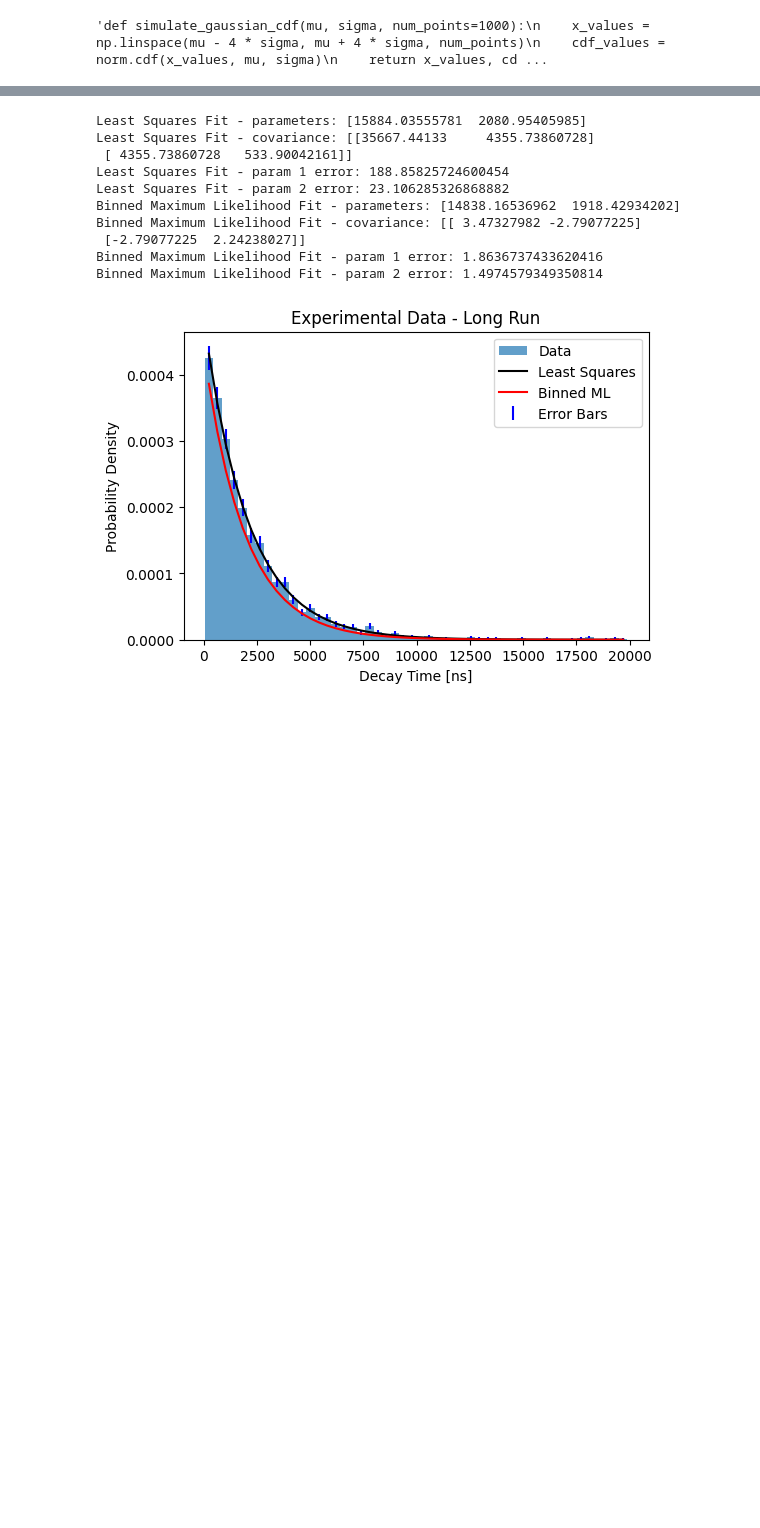
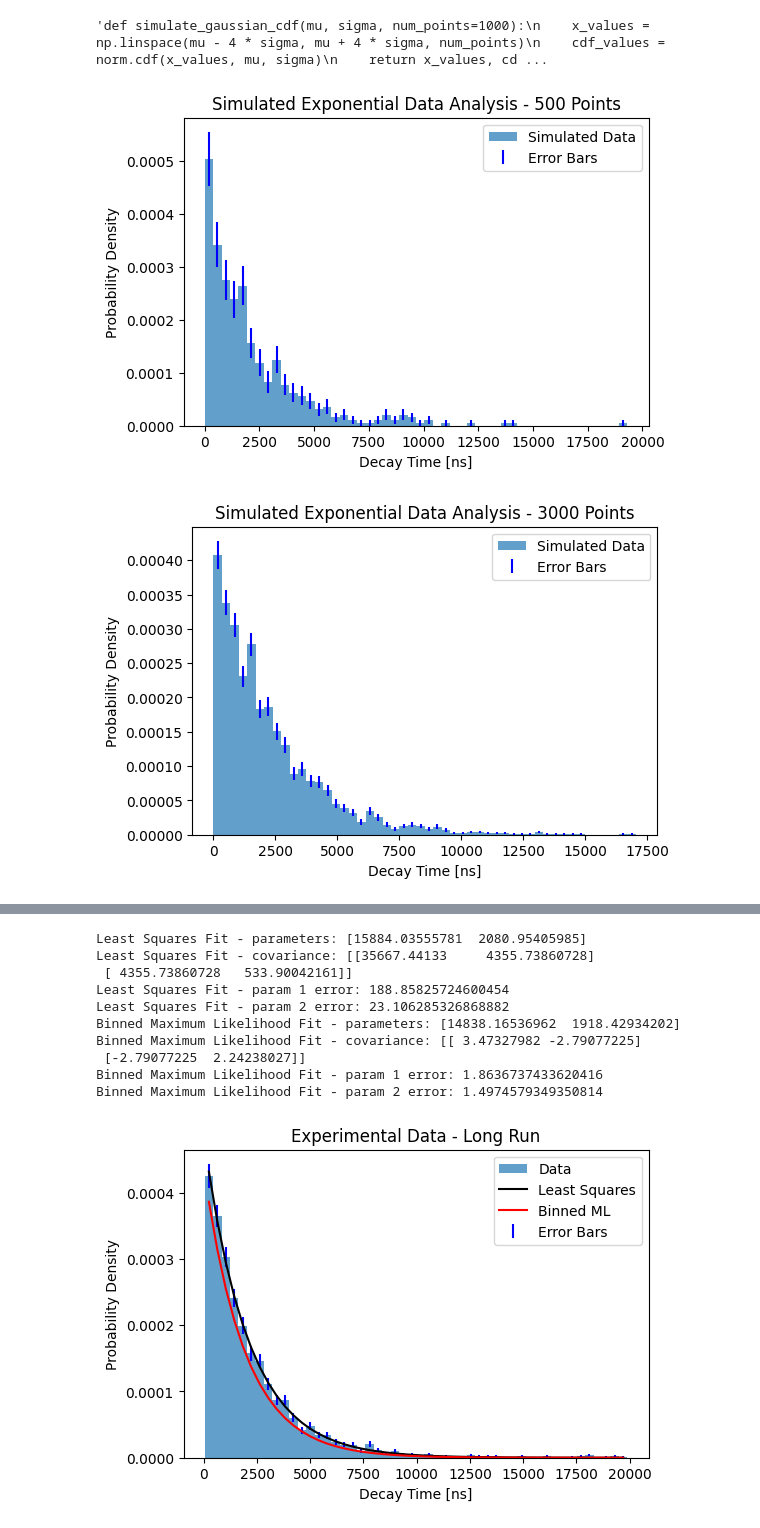
Before and after one commit to jwdesroches/phys_5318, a Jupyter notebook: experiment_4/data_processing.ipynb, the cells around one changed output, grey strips where cells are left out. Drawn from its saved outputs; the diff is of its cells as text; code cells hidden in the pictures; blank space fills up the shorter version.

```diff
--- a/experiment_4/data_processing.ipynb
+++ b/experiment_4/data_processing.ipynb
@@ -110,4 +141,43 @@ for count in simulated_counts:
 """
 # %% [output]
 'def simulate_gaussian_cdf(mu, sigma, num_points=1000):\n    x_values = np.linspace(mu - 4 * sigma, mu + 4 * sigma, num_points)\n    cdf_values = norm.cdf(x_values, mu, sigma)\n    return x_values, cd ...
+# %%
+from scipy.stats import expon
+
+def simulate_exponential_data_from_cdf(cdf_values, x_values, num_points=1000):
+    probs = np.random.rand(num_points)
+    # Interpolate the inverse CDF function
+    inv_cdf_func = np.interp(probs, cdf_values, x_values)
+    return inv_cdf_func
+
+def simulate_exponential_cdf(decay_rate, num_points=1000):
+    x_values = np.linspace(0, 20000, num_points)  # Adjust the range as needed
+    cdf_values = expon.cdf(x_values, scale= decay_rate)
+    return x_values, cdf_values
+
+# Generate simulated data
+true_decay_rate = 2197  # Adjust as needed
+x_values, cdf_values = simulate_exponential_cdf(true_decay_rate)
+simulated_counts = [500, 3000]
+
+
+for count in simulated_counts:
+    simulated_data = simulate_exponential_data_from_cdf(cdf_values, x_values, num_points=count)
+
+    # Histogram and binning
+    hist, bins = np.histogram(simulated_data, bins=50, density=True)
+    bin_centers = (bins[:-1] + bins[1:]) / 2
+    bin_width = bins[1] - bins[0]
+
+    # Plot
+    plt.figure(figsize=(6, 4))
+    plt.hist(simulated_data, bins=bins, density=True, label='Simulated Data', alpha=0.7)
+    plt.errorbar(bin_centers, hist, yerr=np.sqrt(hist) / np.sqrt(count * bin_width), fmt='none', color='blue', label='Error Bars')
+    plt.xlabel('Decay Time [ns]')
+    plt.ylabel('Probability Density')
+    plt.title(f'Simulated Exponential Data Analysis - {count} Points')
+    plt.legend()
+# %% [output]
+[figure, added]
+[figure, added]
 # %%
```
Also changed, not shown: parts of 3 cells of this notebook, 1 other file.
